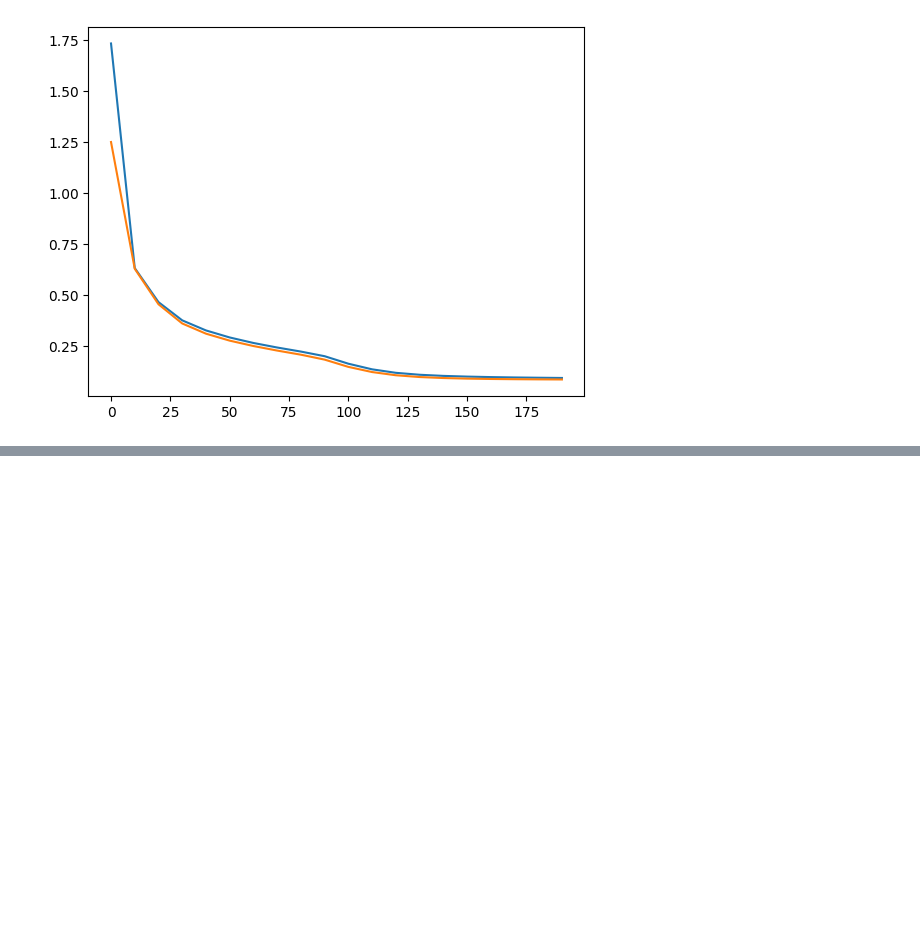
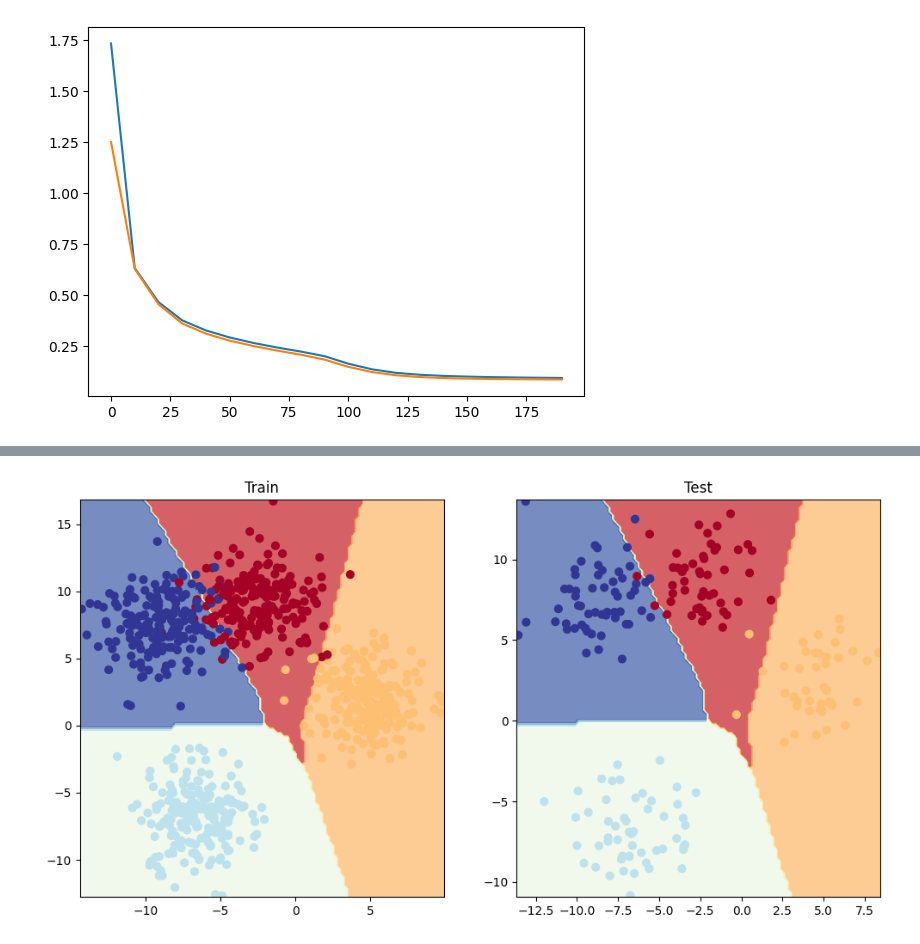
Before and after one commit to ShreyaAN10/LearnDeepLearning, a Jupyter notebook: MultiClassClassification_NN.ipynb, the cells around one changed output, grey strips where cells are left out. Drawn from its saved outputs; the diff is of its cells as text; code cells hidden in the pictures; blank space fills up the shorter version.

```diff
--- a/MultiClassClassification_NN.ipynb
+++ b/MultiClassClassification_NN.ipynb
@@ -284,0 +299,10 @@ Epoch: 190 | [Training] loss: 0.09 accuracy: 96.25 | [Testing] loss: 0.09 accura
+# %%
+plt.figure(figsize=(12,6))
+plt.subplot(1,2,1)
+plt.title("Train")
+plot_decision_boundaries(model, X_train, y_train)
+plt.subplot(1,2,2)
+plt.title("Test")
+plot_decision_boundaries(model, X_test, y_test)
+# %% [output]
+[figure, added]
```
Also changed, not shown: parts of 2 cells of this notebook.
